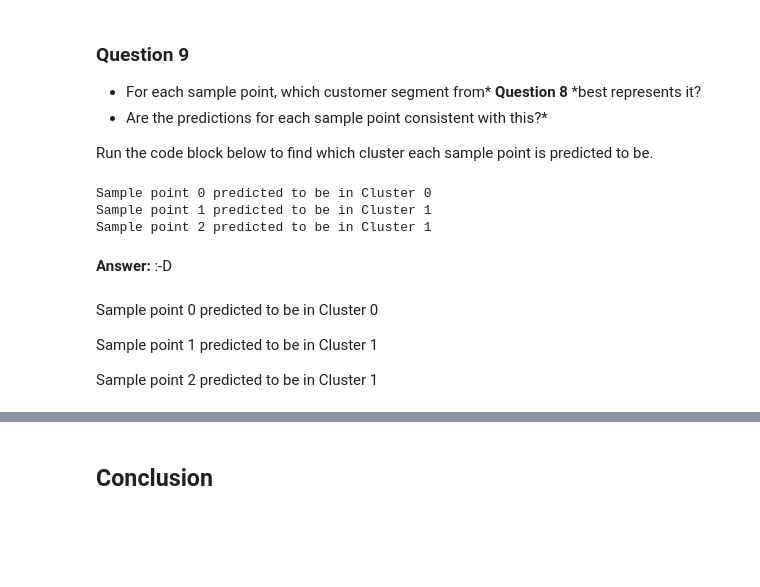
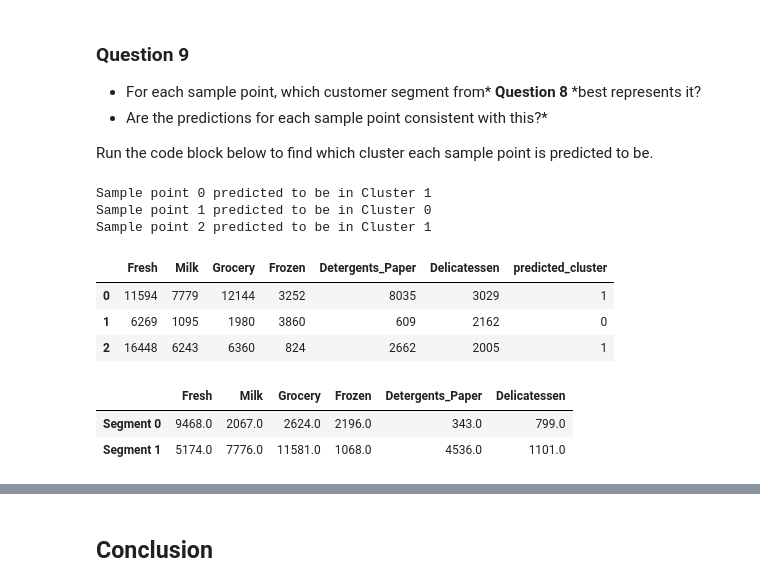
Before and after one commit to Ryanglambert/machine-learning, a Jupyter notebook: projects/customer_segments/customer_segments.ipynb, the cells around one changed output, grey strips where cells are left out. Cells and saved outputs as stored; diff of their text form; code cells hidden in the pictures; blank space fills up the shorter version.

```diff
--- a/projects/customer_segments/customer_segments.ipynb
+++ b/projects/customer_segments/customer_segments.ipynb
@@ -512,7 +570,7 @@ preds = clusterer.predict(reduced_data)
 centers = clusterer.means_
 
 # TODO: Predict the cluster for each transformed sample data point
-sample_preds = clusterer.predict(pca.transform(samples))
+sample_preds = clusterer.predict(pca_samples)
 
 # TODO: Calculate the mean silhouette coefficient for the number of clusters chosen
 score = silhouette_score(reduced_data, preds)
@@ -622,14 +680,21 @@ Run the code block below to find which cluster each sample point is predicted to
 for i, pred in enumerate(sample_preds):
     print "Sample point", i, "predicted to be in Cluster", pred
 # %% [output]
-Sample point 0 predicted to be in Cluster 0
-Sample point 1 predicted to be in Cluster 1
+Sample point 0 predicted to be in Cluster 1
+Sample point 1 predicted to be in Cluster 0
 Sample point 2 predicted to be in Cluster 1
-# %% [markdown]
-**Answer:** :-D
-# %% [markdown]
-Sample point 0 predicted to be in Cluster 0
-
-Sample point 1 predicted to be in Cluster 1
-
-Sample point 2 predicted to be in Cluster 1
+# %%
+samples['predicted_cluster'] = sample_preds
+# %%
+samples
+# %% [output]
+|  | Fresh | Milk | Grocery | Frozen | Detergents_Paper | Delicatessen | predicted_cluster |
+| 0 | 11594 | 7779 | 12144 | 3252 | 8035 | 3029 | 1 |
+| 1 | 6269 | 1095 | 1980 | 3860 | 609 | 2162 | 0 |
+| 2 | 16448 | 6243 | 6360 | 824 | 2662 | 2005 | 1 |
+# %%
+true_centers
+# %% [output]
+|  | Fresh | Milk | Grocery | Frozen | Detergents_Paper | Delicatessen |
+| Segment 0 | 9468.0 | 2067.0 | 2624.0 | 2196.0 | 343.0 | 799.0 |
+| Segment 1 | 5174.0 | 7776.0 | 11581.0 | 1068.0 | 4536.0 | 1101.0 |
```
Also changed, not shown: parts of 22 cells of this notebook.
